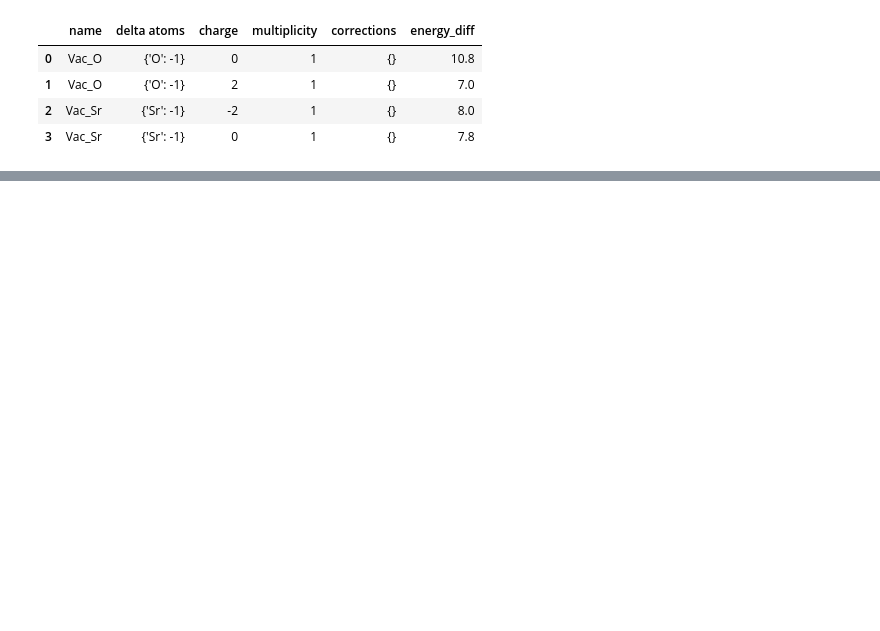
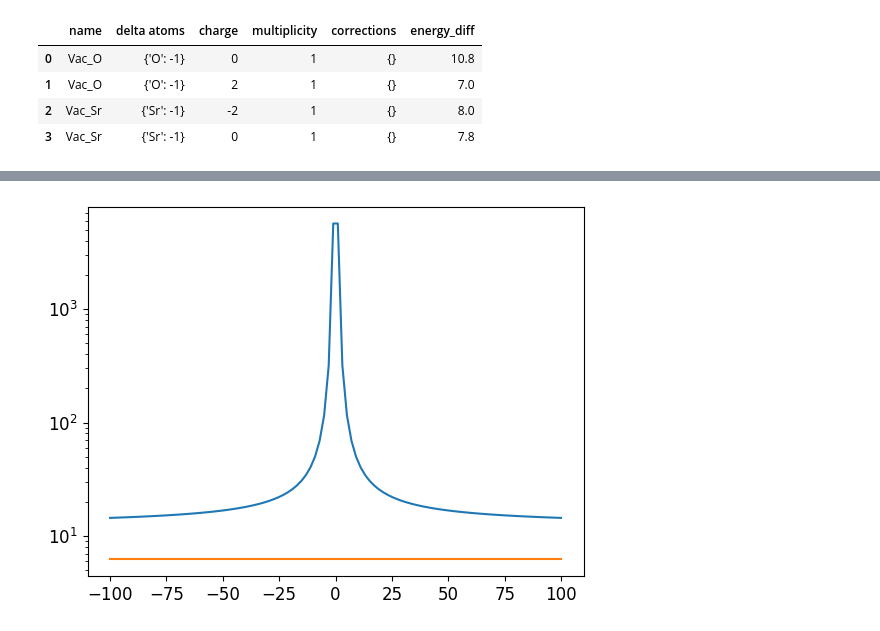
Before and after one commit to lorenzo-villa-hub/defermi, a Jupyter notebook: tutorials/interfaces.ipynb, the cells around one changed output, grey strips where cells are left out. Saved outputs shown, nothing was run; the diff lists cells and outputs as text; code cells hidden in the pictures; blank space fills up the shorter version.

```diff
--- a/tutorials/interfaces.ipynb
+++ b/tutorials/interfaces.ipynb
@@ -46,0 +119,18 @@ def formation_energy_interface():
+# %%
+T = 1000
+bulk_fermi_level = da.solve_fermi_level(chemical_potentials=chempots,bulk_dos=bulk_dos,temperature=T,eform_kwargs={'x':1e10})
+
+concentrations = []
+for x in X:
+    eform_kwargs = {'x':x}
+    c = da.defect_concentrations(chemical_potentials=chempots,temperature=T,fermi_level=bulk_fermi_level,eform_kwargs=eform_kwargs)
+    concentrations.append(c)
+# %%
+Vac_O_conc = [c.total['Vac_O'] for c in concentrations]
+Vac_Sr_conc = [c.total['Vac_Sr'] for c in concentrations]
+
+plt.plot(X,Vac_O_conc)
+plt.plot(X,Vac_Sr_conc)
+plt.yscale('log')
+# %% [output]
+[figure, added]
```
Also changed, not shown: parts of 7 cells of this notebook, 1 other file.
